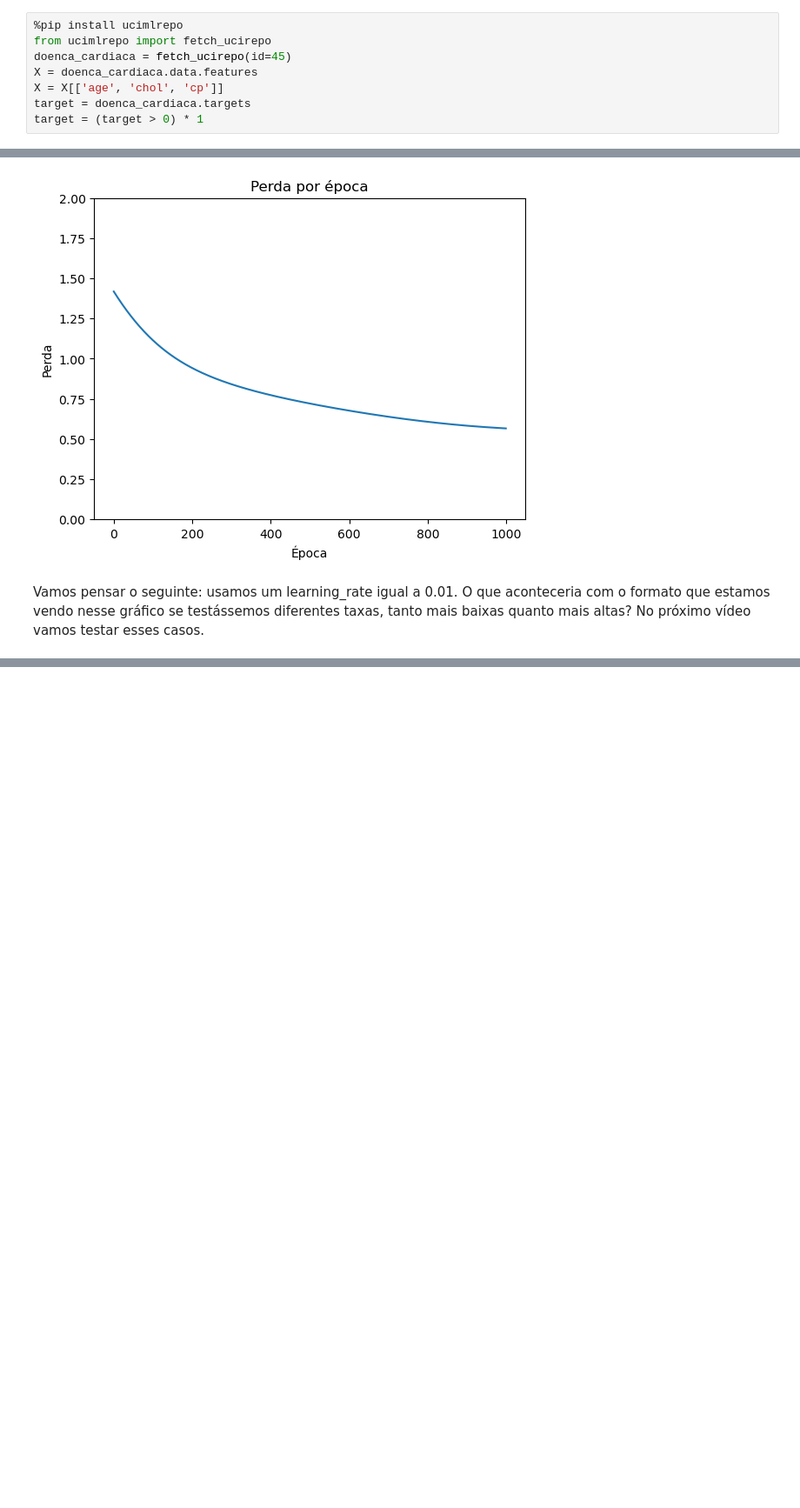
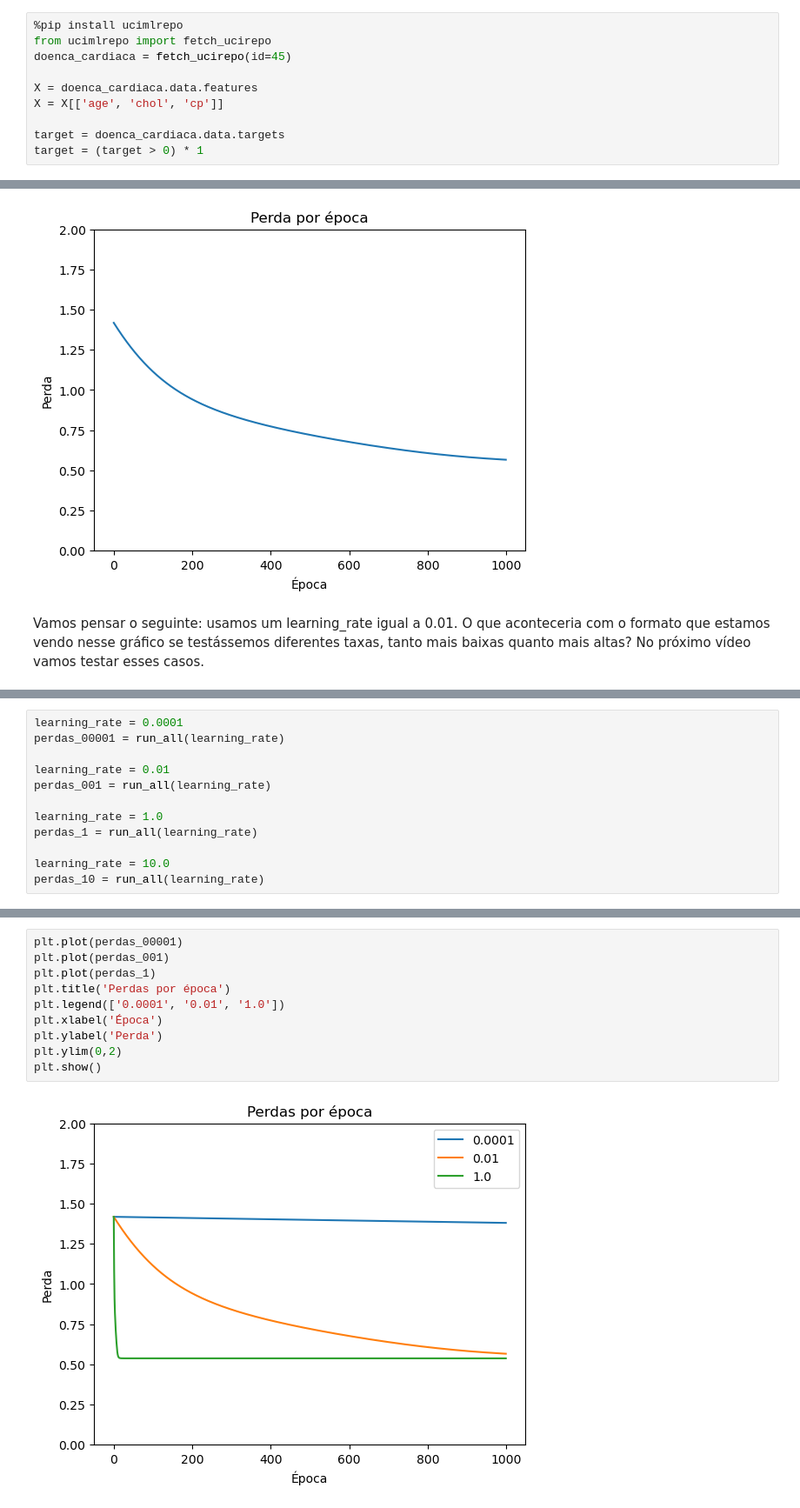
Before and after one commit to kaiomudkt/tensorflow, a Jupyter notebook: 4_aula.ipynb, the cells around one changed output, grey strips where cells are left out. Shown at 87% size. Saved outputs shown, nothing was run; the diff lists cells and outputs as text; blank space fills up the shorter version.

Commit message:
testar diferentes taxas de aprendizagem (learning_rate)

```diff
--- a/4_aula.ipynb
+++ b/4_aula.ipynb
@@ -38,9 +38,11 @@ dados de doença cardiaca
 %pip install ucimlrepo
 from ucimlrepo import fetch_ucirepo
 doenca_cardiaca = fetch_ucirepo(id=45)
+
 X = doenca_cardiaca.data.features
 X = X[['age', 'chol', 'cp']]
-target = doenca_cardiaca.targets
+
+target = doenca_cardiaca.data.targets
 target = (target > 0) * 1
 # %% [output]
 Requirement already satisfied: ucimlrepo in /opt/conda/lib/python3.11/site-packages (0.0.7)
@@ -220,0 +257,12 @@ Vamos pensar o seguinte: usamos um learning_rate igual a 0.01. O que aconteceria
+# %%
+learning_rate = 0.0001
+perdas_00001 = run_all(learning_rate)
+
+learning_rate = 0.01
+perdas_001 = run_all(learning_rate)
+
+learning_rate = 1.0
+perdas_1 = run_all(learning_rate)
+
+learning_rate = 10.0
+perdas_10 = run_all(learning_rate)
@@ -220,0 +287,12 @@ Vamos pensar o seguinte: usamos um learning_rate igual a 0.01. O que aconteceria
+# %%
+plt.plot(perdas_00001)
+plt.plot(perdas_001)
+plt.plot(perdas_1)
+plt.title('Perdas por época')
+plt.legend(['0.0001', '0.01', '1.0'])
+plt.xlabel('Época')
+plt.ylabel('Perda')
+plt.ylim(0,2)
+plt.show()
+# %% [output]
+[figure, added]
```
Also changed, not shown: parts of 25 cells of this notebook.
